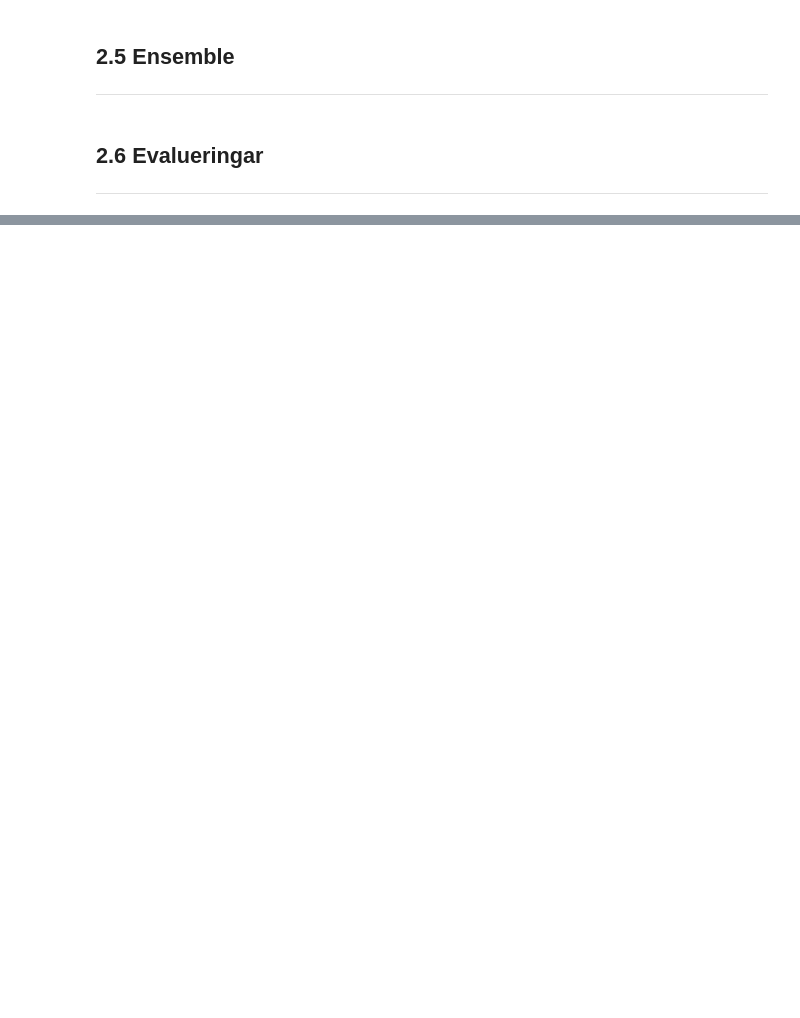
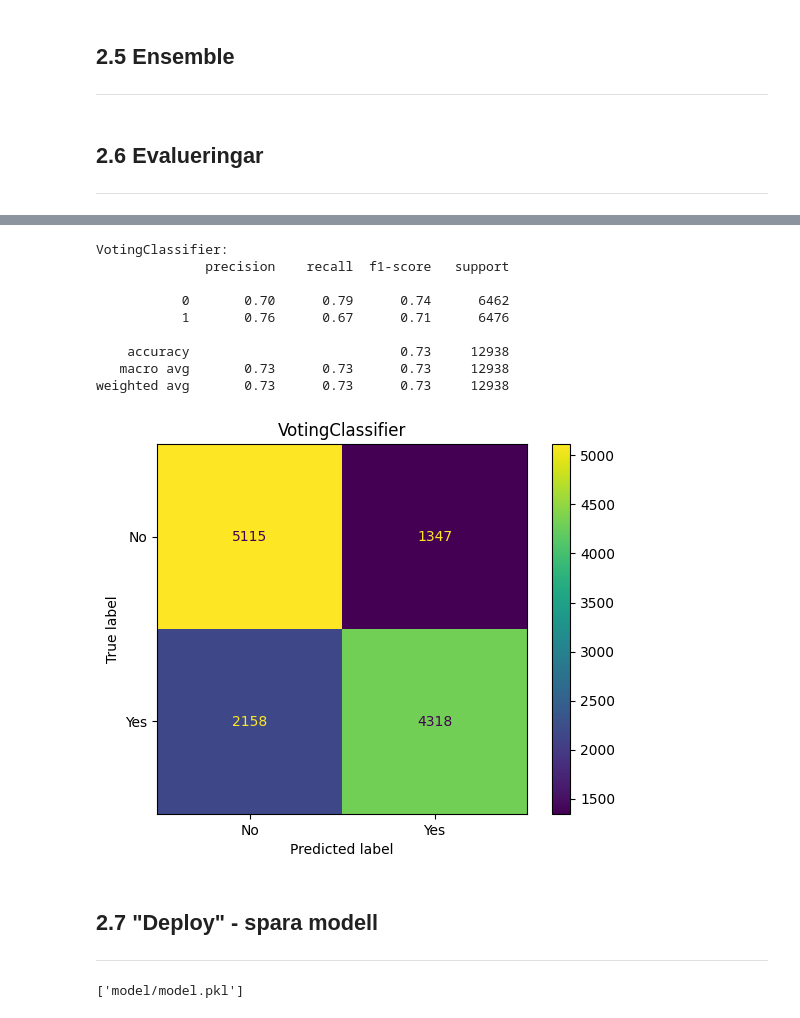
Before and after one commit to Canesp/Machine-learning-Philip-de-Canesie, a Jupyter notebook: Labb/disease_prediction.ipynb, the cells around one changed output, grey strips where cells are left out. Cells and saved outputs as stored; diff of their text form; code cells hidden in the pictures; blank space fills up the shorter version.

```diff
--- a/Labb/disease_prediction.ipynb
+++ b/Labb/disease_prediction.ipynb
@@ -618,18 +657,11 @@ from sklearn.ensemble import VotingClassifier
 # adding the models to VotingClassifier.
 clf_vote = VotingClassifier(
     estimators=[
-        (
-            "DTC",
-            DecisionTreeClassifier(criterion="gini", max_depth=1, min_samples_split=2),
-        ),
-        ("LOG", LogisticRegression(max_iter=200, penalty="l1", solver="saga")),
-        (
-            "RF",
-            RandomForestClassifier(
-                max_depth=8, min_samples_leaf=4, min_samples_split=10, n_estimators=10
-            ),
-        ),
-    ], voting= "hard"
+        ("DTC", model_DTC),
+        ("LOG", model_LOG),
+        ("RF", model_RF),
+    ],
+    voting="hard",
 )
 # %% [markdown]
 ## 2.6 Evalueringar
@@ -681,0 +714,19 @@ IndexError: list index out of range
+# %%
+# evaluate VotingClassifier
+evaluate_model(model= clf_vote, title= "VotingClassifier")
+# Som vi kan se är det ingen skillnad mellan VotingClassifier och RF.
+# %% [output]
+VotingClassifier:
+              precision    recall  f1-score   support
+
+           0       0.70      0.79      0.74      6462
+           1       0.76      0.67      0.71      6476
+
+    accuracy                           0.73     12938
+   macro avg       0.73      0.73      0.73     12938
+weighted avg       0.73      0.73      0.73     12938
+[figure, added]
+# %% [markdown]
+## 2.7 "Deploy" - spara modell
+
+---
@@ -681,0 +743,13 @@ IndexError: list index out of range
+# %%
+import joblib
+
+# spliting dataframe to X_train and y_train
+X_train, y_train = df_dummies_features.drop(columns="cardio", axis= 1), df_dummies_features["cardio"]
+
+# training the model.
+model_RF.fit(X_train_val, y_train_val)
+
+# saves the trained model.
+joblib.dump(model_RF, "model/model.pkl", compress=1)
+# %% [output]
+['model/model.pkl']
```
Also changed, not shown: parts of 16 cells of this notebook, 4 other files.
